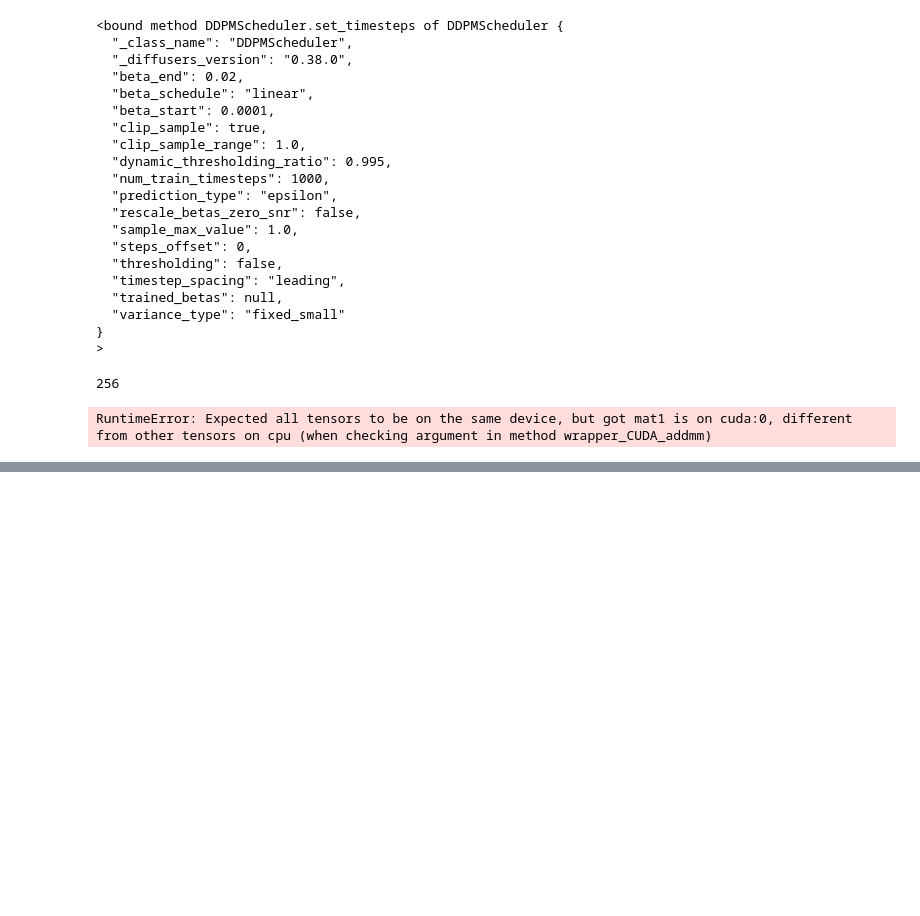
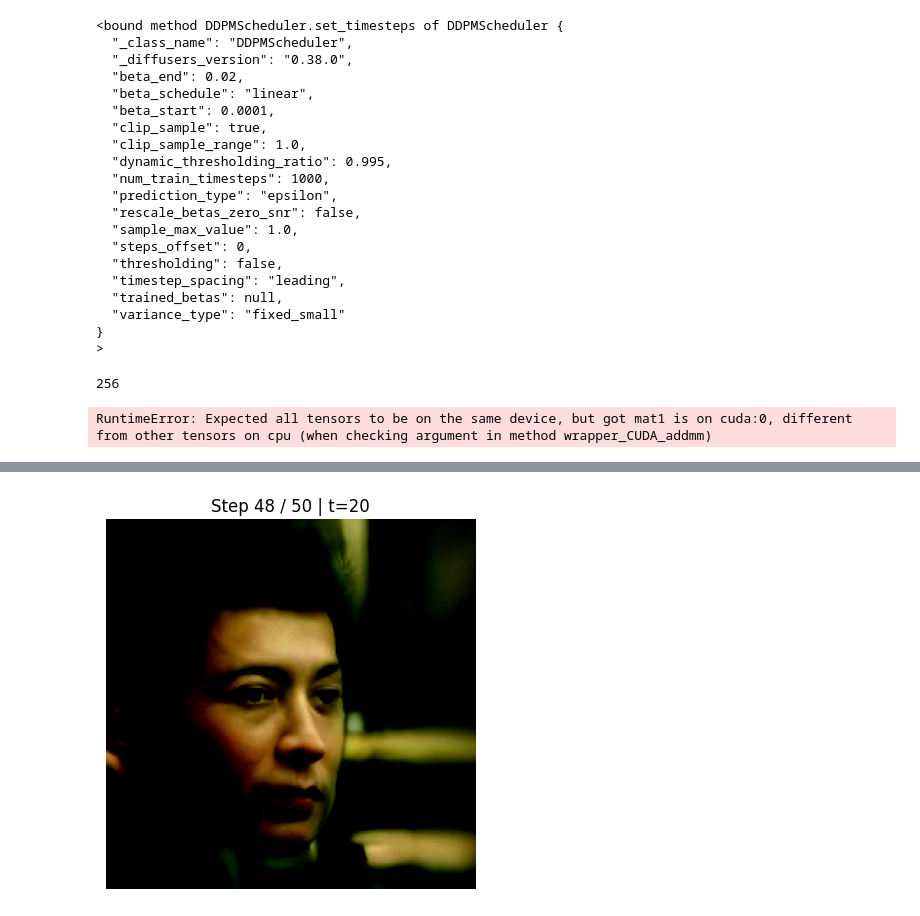
Before and after one commit to IrfanKpm/ai-with-huggingface, a Jupyter notebook: ch03_diffusion_model.ipynb, the cells around one changed output, grey strips where cells are left out. Saved outputs shown, nothing was run; the diff lists cells and outputs as text; code cells hidden in the pictures; blank space fills up the shorter version.

```diff
--- a/ch03_diffusion_model.ipynb
+++ b/ch03_diffusion_model.ipynb
@@ -209,0 +251,18 @@ RuntimeError: Expected all tensors to be on the same device, but got mat1 is on
+# %%
+input = torch.randn((1, 3, 256, 256), device=device)
+
+for i, t in enumerate(scheduler.timesteps):
+    with torch.inference_mode():
+        noisy_residual = model(input, t).sample
+        prev_noisy_sample = scheduler.step(noisy_residual, t, input).prev_sample
+        input = prev_noisy_sample
+
+    if i % 2 == 0:  # update every 2 steps so it's not too slow
+        clear_output(wait=True)
+        img = input.cpu().permute(0, 2, 3, 1)[0].clamp(0, 1)
+        plt.imshow(img)
+        plt.title(f"Step {i} / {len(scheduler.timesteps)} | t={t.item()}")
+        plt.axis("off")
+        plt.show()
+# %% [output]
+[figure, added]
```
Also changed, not shown: parts of 8 cells of this notebook.
